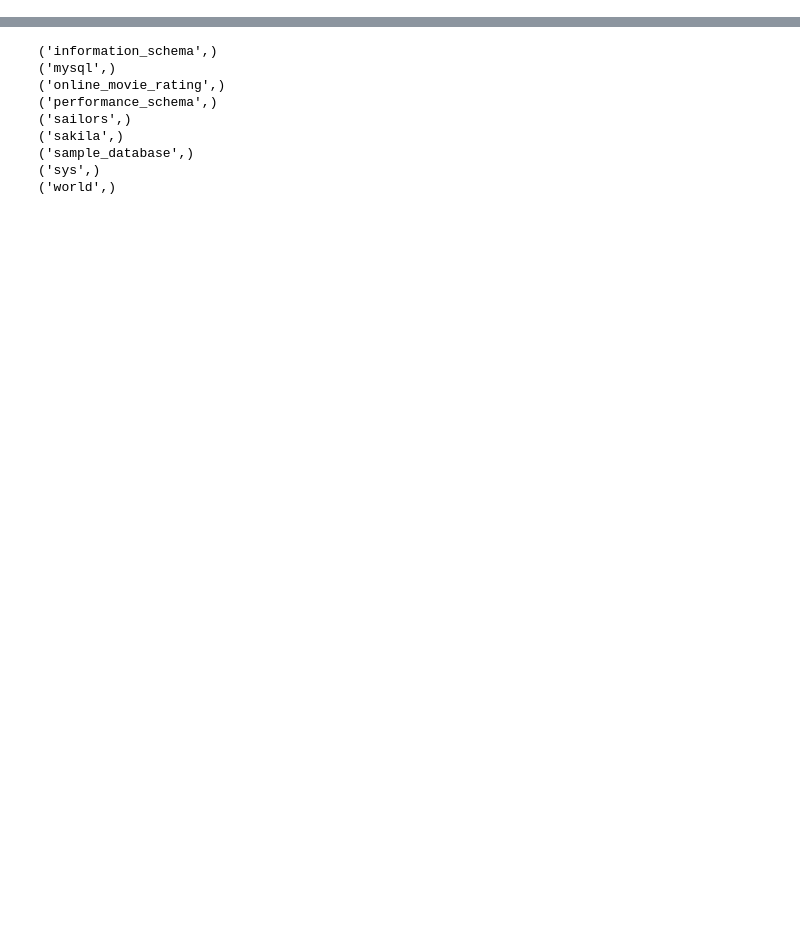
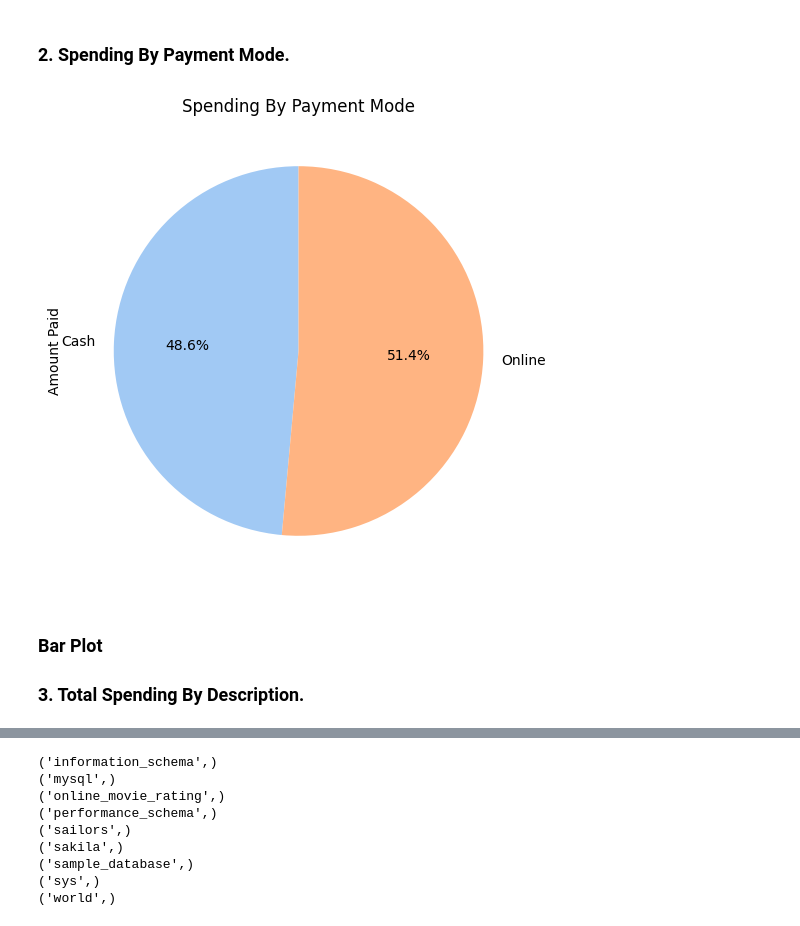
Before and after one commit to Grishthehandler/Analyze_Personal_Expenses, a Jupyter notebook: src/expenses_tracker.ipynb, the cells around one changed output, grey strips where cells are left out. Drawn from its saved outputs; the diff is of its cells as text; code cells hidden in the pictures; blank space fills up the shorter version.

```diff
--- a/src/expenses_tracker.ipynb
+++ b/src/expenses_tracker.ipynb
@@ -34,0 +411,18 @@ except Error as e:
+# %% [markdown]
+### 2. Spending By Payment Mode.
+# %%
+plt.figure(figsize=(12,6))
+
+payment_mode_spending =df_1.groupby('Payment Mode')['Amount Paid'].sum()
+
+payment_mode_spending.plot(kind='pie', autopct = '%1.1f%%', startangle = 90, colors = sns.color_palette("pastel"))
+
+plt.title('Spending By Payment Mode')
+
+plt.show()
+# %% [output]
+[figure, added]
+# %% [markdown]
+### Bar Plot
+
+### 3. Total Spending By Description.
```
Also changed, not shown: parts of 40 cells of this notebook, 28 other files.
